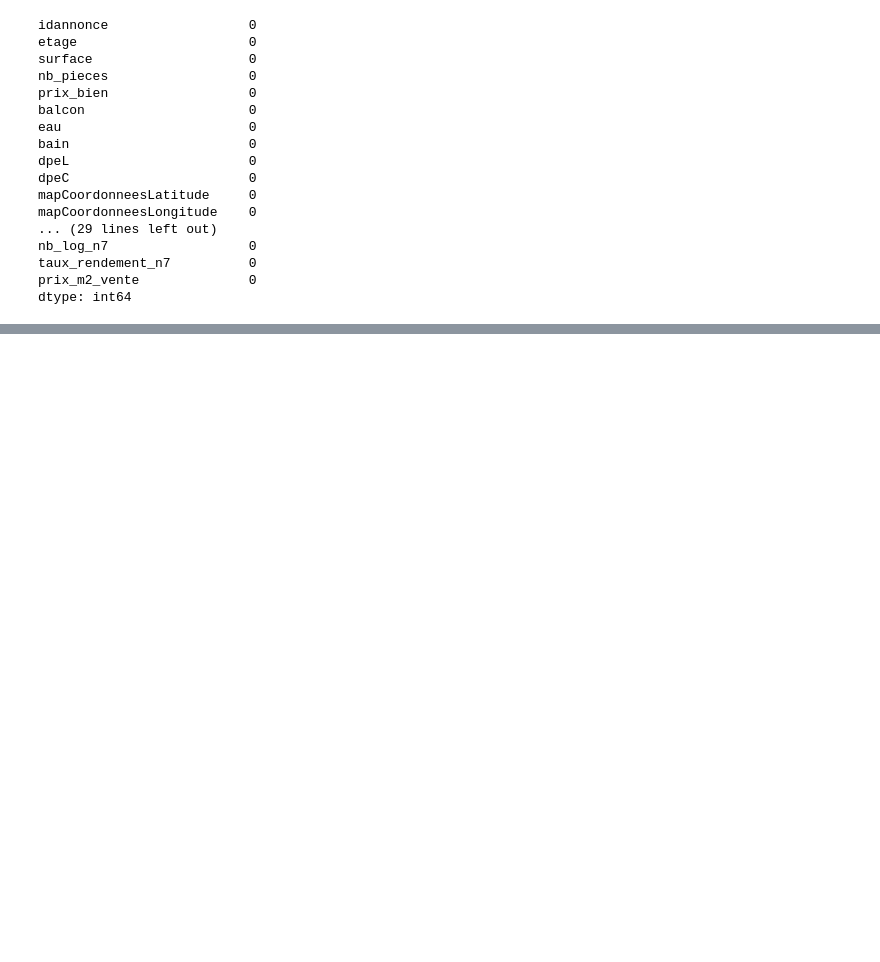
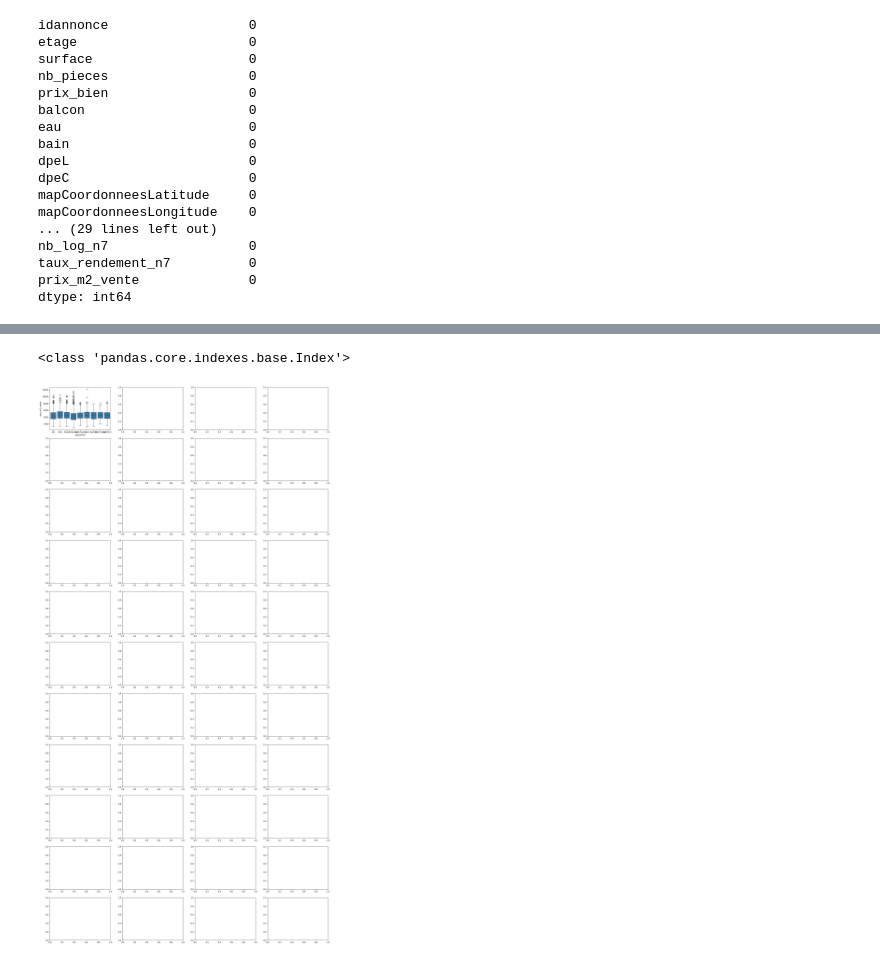
Before and after one commit to Clement2169/immocv, a Jupyter notebook: notebooks/ventes-69-a.ipynb, the cells around one changed output, grey strips where cells are left out. Drawn from its saved outputs; the diff is of its cells as text; code cells hidden in the pictures; blank space fills up the shorter version.

```diff
--- a/notebooks/ventes-69-a.ipynb
+++ b/notebooks/ventes-69-a.ipynb
@@ -213,0 +217,12 @@ for column in columns :
+# %%
+columns = df.columns
+print (type(columns))
+fig , axes = plt.subplots(nrows = 11, ncols = 4, figsize = (25,50))
+index = 0
+for column in columns :
+    if column == "exposition" :
+        sns.boxplot(ax=axes[int(index/4),index%4],y=df["prix_m2_vente"],x=df[column])
+        index = index +1
+# %% [output]
+<class 'pandas.core.indexes.base.Index'>
+[figure, added]
```
Also changed, not shown: parts of 1 cell of this notebook.
